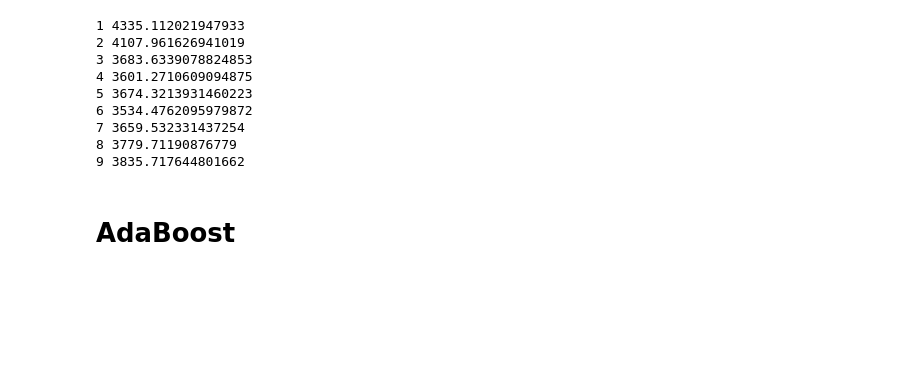
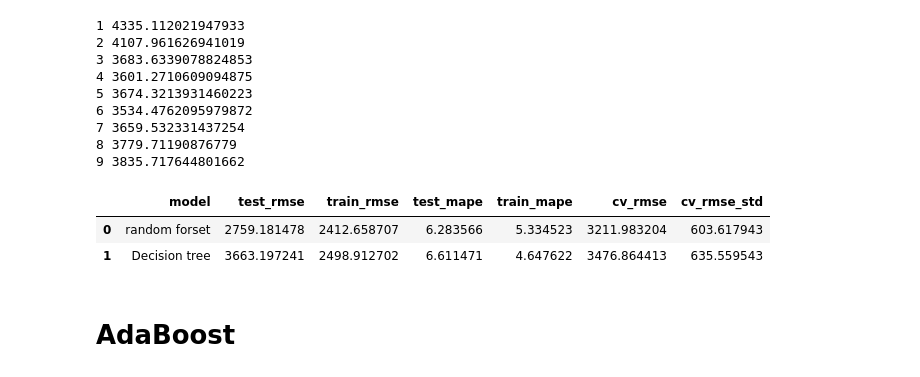
Before and after one commit to OverCat2000/ML_project, a Jupyter notebook: advanceAnalysis.ipynb, the cells around one changed output. Drawn from its saved outputs; the diff is of its cells as text; code cells hidden in the pictures; blank space fills up the shorter version.

```diff
--- a/advanceAnalysis.ipynb
+++ b/advanceAnalysis.ipynb
@@ -24,6 +24,40 @@ subset_selection_features = ["Age", "AnyTransplants", "AnyChronicDiseases", "His
 def mape(y_true, y_pred):
     mape = mean_absolute_percentage_error(y_true, y_pred) * 100
     print(f"MAPE for data: {mape:.2f}%")
+# %%
+def eval(model, name):
+    pred_test = model.predict(X_test)
+    pred_train = model.predict(X_train)
+
+    rmse_test = np.sqrt(mean_squared_error(y_test, pred_test))
+    rmse_train = np.sqrt(mean_squared_error(y_train, pred_train))
+
+    mape_test = mean_absolute_percentage_error(y_test, pred_test)*100
+    mape_train = mean_absolute_percentage_error(y_train, pred_train)*100
+
+    cv = KFold(n_splits=10, shuffle=True, random_state=42)
+    scores = cross_val_score(model, X_train, y_train,
+                         scoring="neg_mean_squared_error", cv=cv)
+    scores = np.sqrt(-scores)
+    cv_mean = np.mean(scores)
+    cv_std = np.std(scores)
+
+    row = {'model': name,
+           'test_rmse': rmse_test,
+           'train_rmse': rmse_train,
+           'test_mape': mape_test,
+           'train_mape': mape_train,
+           'cv_rmse': cv_mean,
+           'cv_rmse_std': cv_std}
+    return row
+# %%
+summary = pd.DataFrame(columns=['model',
+           'test_rmse',
+           'train_rmse',
+           'test_mape',
+           'train_mape',
+           'cv_rmse',
+           'cv_rmse_std'])
 # %% [markdown]
 # Custom transformers
 # %%
@@ -584,3 +628,9 @@ for depth in range (1,10):
+# %%
+summary
+# %% [output]
+|  | model | test_rmse | train_rmse | test_mape | train_mape | cv_rmse | cv_rmse_std |
+| 0 | random forset | 2759.181478 | 2412.658707 | 6.283566 | 5.334523 | 3211.983204 | 603.617943 |
+| 1 | Decision tree | 3663.197241 | 2498.912702 | 6.611471 | 4.647622 | 3476.864413 | 635.559543 |
 # %% [markdown]
 # AdaBoost
 # %%
```
Also changed, not shown: parts of 19 cells of this notebook.
